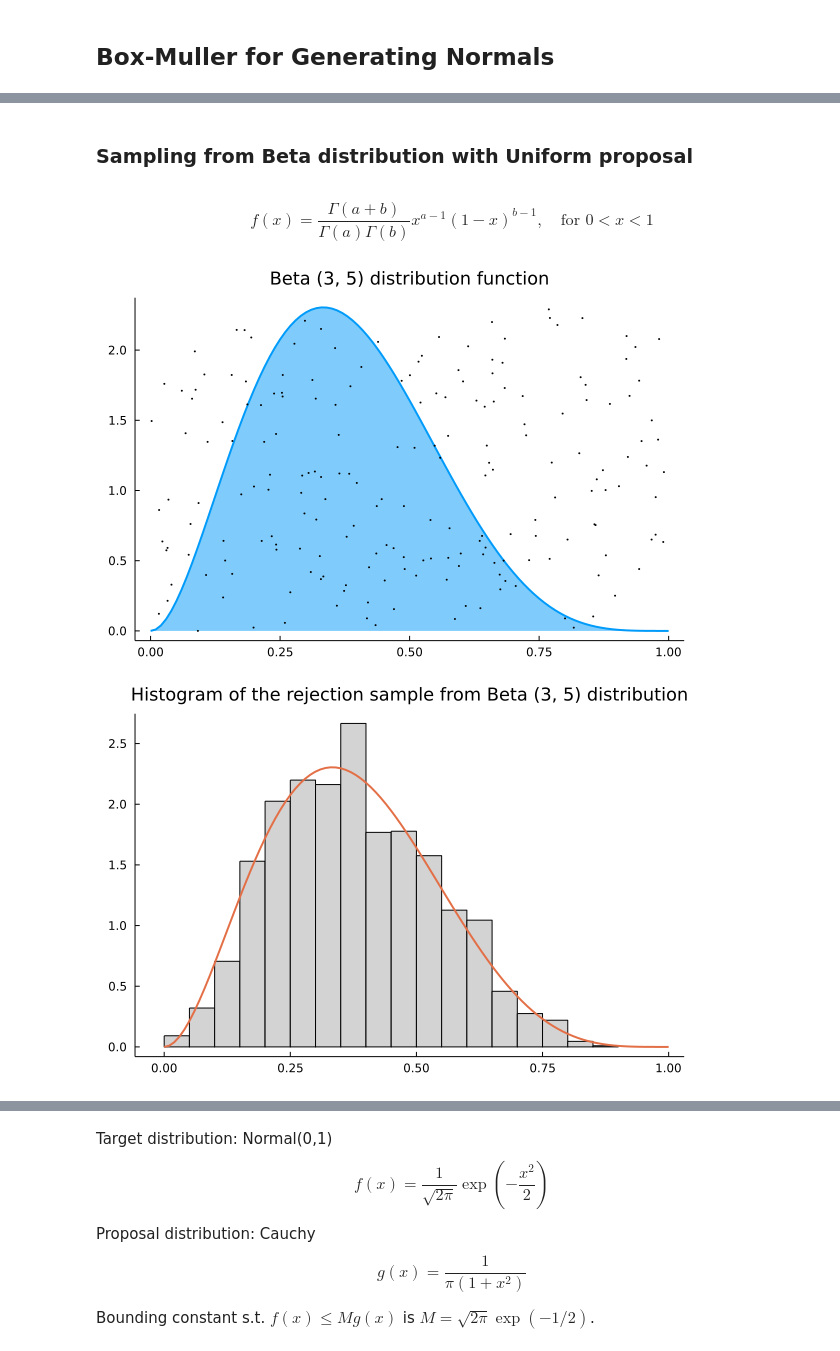
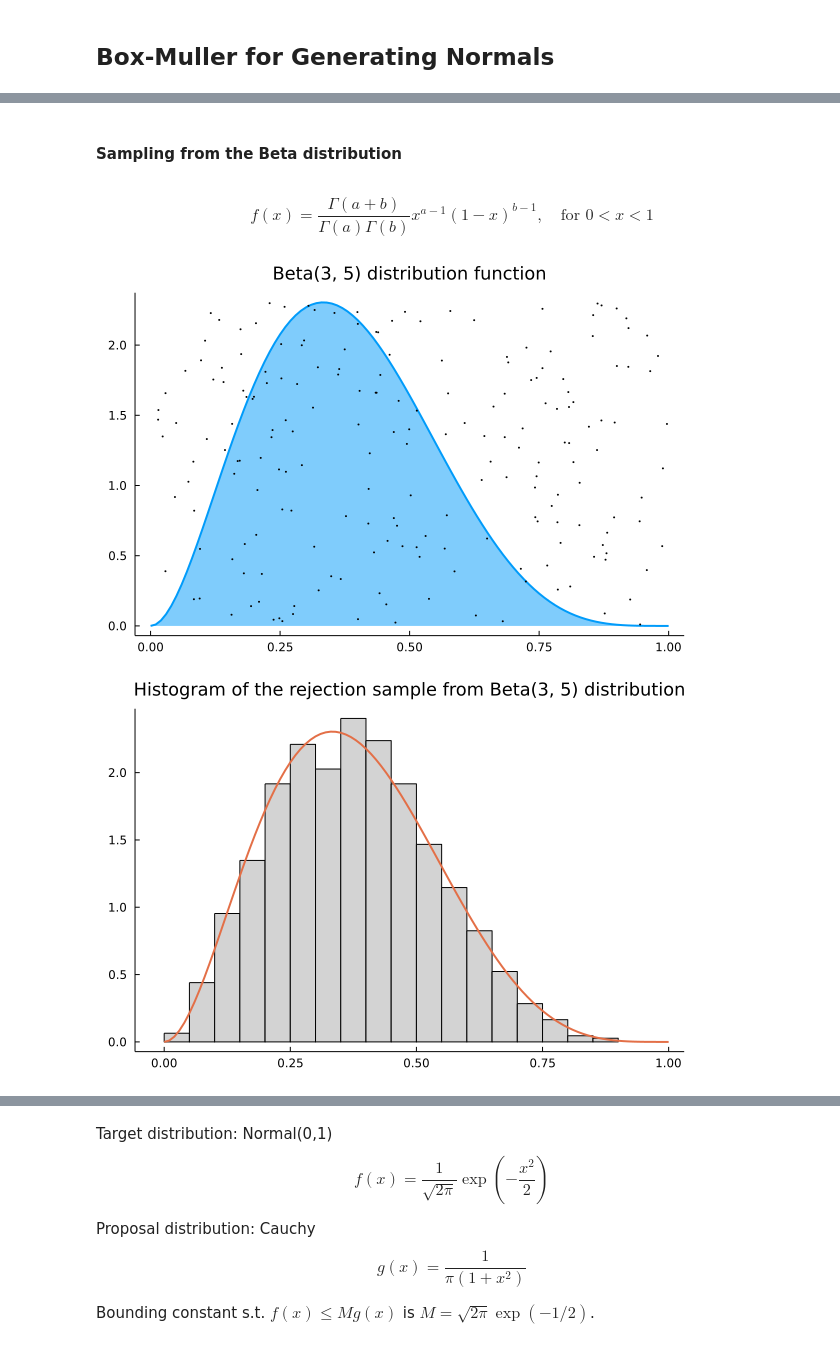
Before and after one commit to Kaasiak/MonteCarloCasino, a Jupyter notebook: 02-transformation-rejection-reweighting.ipynb, the cells around one changed output, grey strips where cells are left out. Cells and saved outputs as stored; diff of their text form; code cells hidden in the pictures.

```diff
--- a/02-transformation-rejection-reweighting.ipynb
+++ b/02-transformation-rejection-reweighting.ipynb
@@ -74,5 +99,5 @@ histogram!([X1 X2], subplot=[1 3], orientation=[:v :h], framestyle=:none)
 # %% [markdown]
-### Sampling from Beta distribution with Uniform proposal
+#### Sampling from the Beta distribution
 # %% [markdown]
 $$f(x) = \frac{\Gamma(a+b)}{\Gamma(a)\Gamma(b)}x^{a-1}(1-x)^{b-1}, \quad \text{for }0<x<1$$
 # %%
@@ -83,29 +108,29 @@ x_M = (a - 1) / (a + b - 2)
 M = pdf.(d, x_M)
 
 x = [0:0.01:1;]
-N = 200
-X = rand(Uniform(), N)
-Y = rand(Uniform(0, M), N)
+n = 200
+X = rand(Uniform(), n)
+Y = rand(Uniform(0, M), n)
 plot(x, pdf.(d,x), fillrange=[zeros(length(x)), pdf.(d,x)], fillcolor = 1,
-    fillalpha=0.5, title="Beta ($a, $b) distribution function",
+    fillalpha=0.5, title="Beta($a, $b) distribution function",
     width=2, titlefontsize=12)
 scatter!(X, Y)
 # %% [output]
-[figure, old version]
+[figure, new version]
 # %%
-function rej_beta_sample(;a, b, N=1000)
+function rej_beta_sample(;a, b, n=1000)
     d = Beta(a,b)
     x_M = (a - 1) / (a + b - 2)
     M = pdf.(d, x_M)
-    X = rand(Uniform(), N)
-    Y = rand(Uniform(0, M), N)
+    X = rand(Uniform(), n)
+    Y = rand(Uniform(0, M), n)
     accept = Y .< pdf.(d, X)
     X[accept]
 end
 
-histogram(rej_beta_sample(N=5000, a=a, b=b), bins=30, normed=true)
+histogram(rej_beta_sample(n=5000, a=a, b=b), bins=30, normed=true)
 plot!(x, pdf.(d,x),
-    title="Histogram of the rejection sample from Beta ($a, $b) distribution",
+    title="Histogram of the rejection sample from Beta($a, $b) distribution",
     width=2, titlefontsize=12)
 # %% [output]
-[figure, old version]
+[figure, new version]
```
Also changed, not shown: parts of 16 cells of this notebook.
